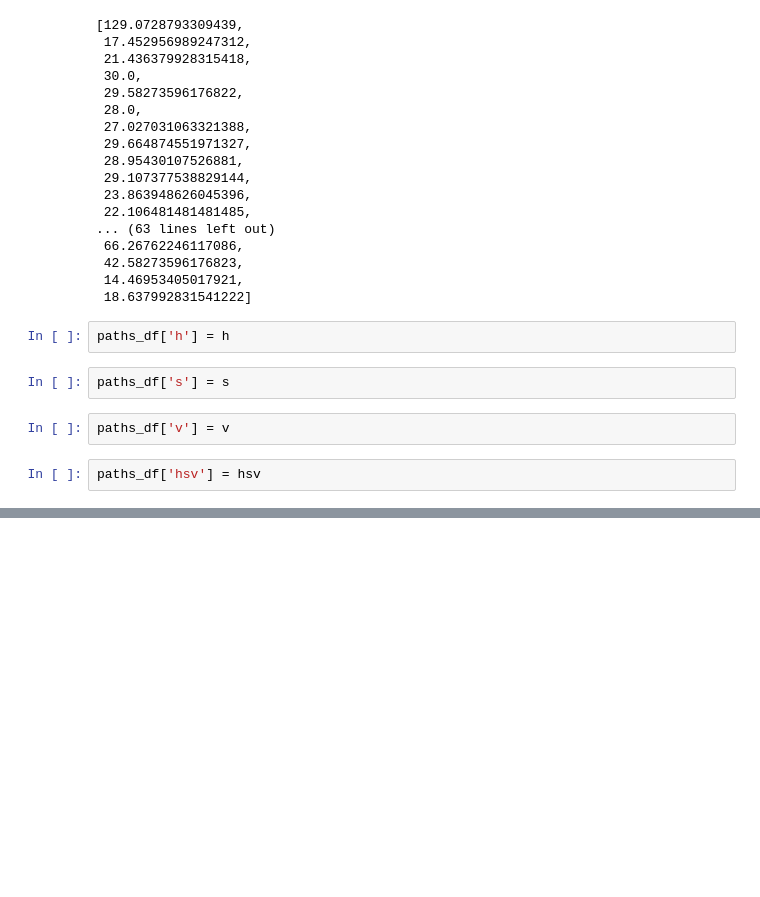
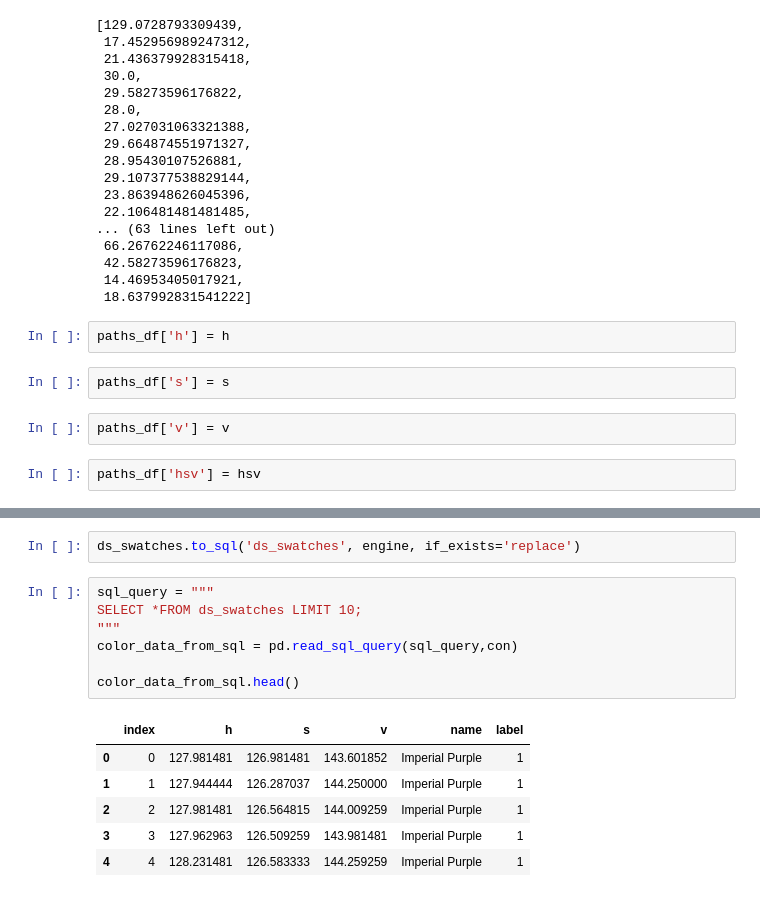
Before and after one commit to skyelong/Insight_Project_old, a Jupyter notebook: testing/Automate Daniel Smith Scrape.ipynb, the cells around one changed output, grey strips where cells are left out. Cells and saved outputs as stored; diff of their text form; blank space fills up the shorter version.

```diff
--- a/testing/Automate Daniel Smith Scrape.ipynb
+++ b/testing/Automate Daniel Smith Scrape.ipynb
@@ -535,0 +603,16 @@ paths_df
+# %%
+ds_swatches.to_sql('ds_swatches', engine, if_exists='replace')
+# %%
+sql_query = """
+SELECT *FROM ds_swatches LIMIT 10;
+"""
+color_data_from_sql = pd.read_sql_query(sql_query,con)
+
+color_data_from_sql.head()
+# %% [output]
+|  | index | h | s | v | name | label |
+| 0 | 0 | 127.981481 | 126.981481 | 143.601852 | Imperial Purple | 1 |
+| 1 | 1 | 127.944444 | 126.287037 | 144.250000 | Imperial Purple | 1 |
+| 2 | 2 | 127.981481 | 126.564815 | 144.009259 | Imperial Purple | 1 |
+| 3 | 3 | 127.962963 | 126.509259 | 143.981481 | Imperial Purple | 1 |
+| 4 | 4 | 128.231481 | 126.583333 | 144.259259 | Imperial Purple | 1 |
```
Also changed, not shown: parts of 14 cells of this notebook, 2 other files.
